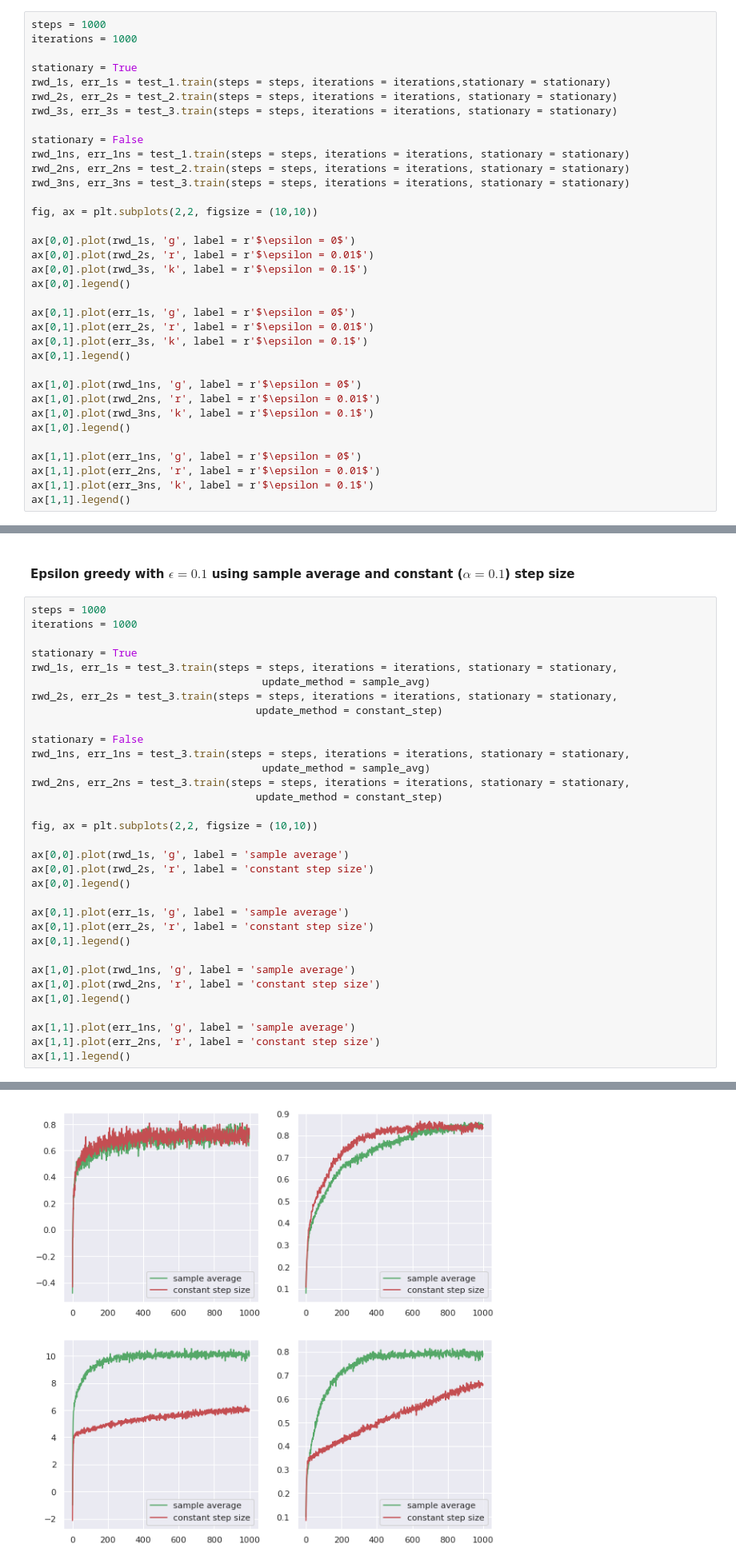
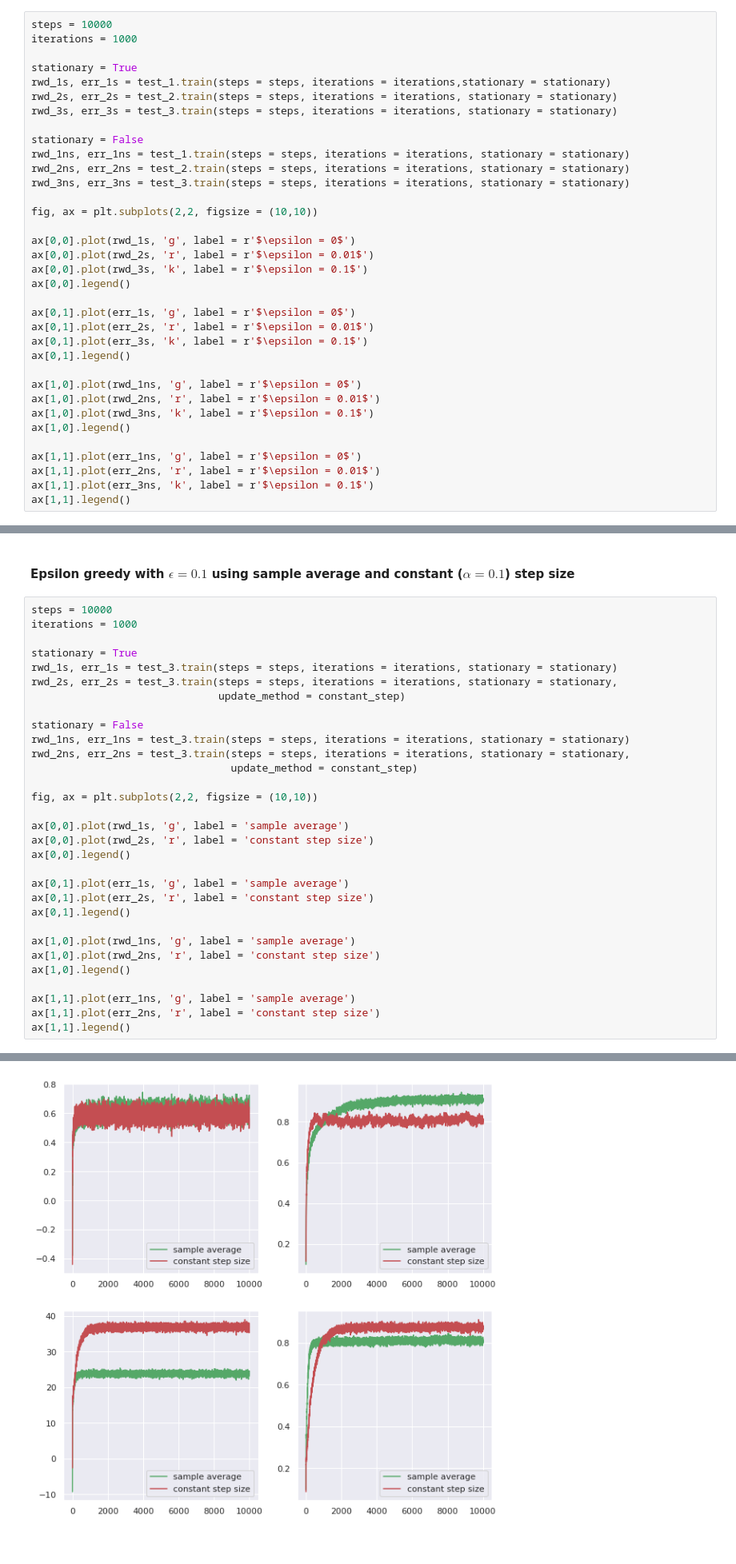
Before and after one commit to igonzalezperez/Reinforcement-Learning, a Jupyter notebook: k_armed_bandits.ipynb, the cells around one changed output, grey strips where cells are left out. Shown at 80% size. Drawn from its saved outputs; the diff is of its cells as text.

```diff
--- a/k_armed_bandits.ipynb
+++ b/k_armed_bandits.ipynb
@@ -236,7 +230,7 @@ $= \alpha_nR_n +(1-\alpha_n)(\alpha_{n-1}R_{n-1}+(1-\alpha_{n-1})Q_{n-1})=\ldots
 ### Exercise 2.5
 #### Epsilon greedy with $\epsilon = 0, 0.1, 0.01$ in stationary and nonstationary cases
 # %%
-steps = 1000
+steps = 10000
 iterations = 1000
 
 stationary = True
@@ -282,20 +276,18 @@ Elapsed time: 12.63 seconds
 # %% [markdown]
 #### Epsilon greedy with $\epsilon = 0.1$ using sample average and constant ($\alpha = 0.1$) step size
 # %%
-steps = 1000
+steps = 10000
 iterations = 1000
 
 stationary = True
-rwd_1s, err_1s = test_3.train(steps = steps, iterations = iterations, stationary = stationary,
-                                     update_method = sample_avg)
+rwd_1s, err_1s = test_3.train(steps = steps, iterations = iterations, stationary = stationary)
 rwd_2s, err_2s = test_3.train(steps = steps, iterations = iterations, stationary = stationary,
-                                    update_method = constant_step)
+                              update_method = constant_step)
 
 stationary = False
-rwd_1ns, err_1ns = test_3.train(steps = steps, iterations = iterations, stationary = stationary,
-                                     update_method = sample_avg)
+rwd_1ns, err_1ns = test_3.train(steps = steps, iterations = iterations, stationary = stationary)
 rwd_2ns, err_2ns = test_3.train(steps = steps, iterations = iterations, stationary = stationary,
-                                    update_method = constant_step)
+                                update_method = constant_step)
 
 fig, ax = plt.subplots(2,2, figsize = (10,10))
 
@@ -322,5 +314,5 @@ Elapsed time: 12.40 seconds
 <matplotlib.legend.Legend at 0x...>
-[figure, old version]
+[figure, new version]
 # %% [markdown]
 ### Optimistic initial values
 # %% [markdown]
```
Also changed, not shown: parts of 10 cells of this notebook.
